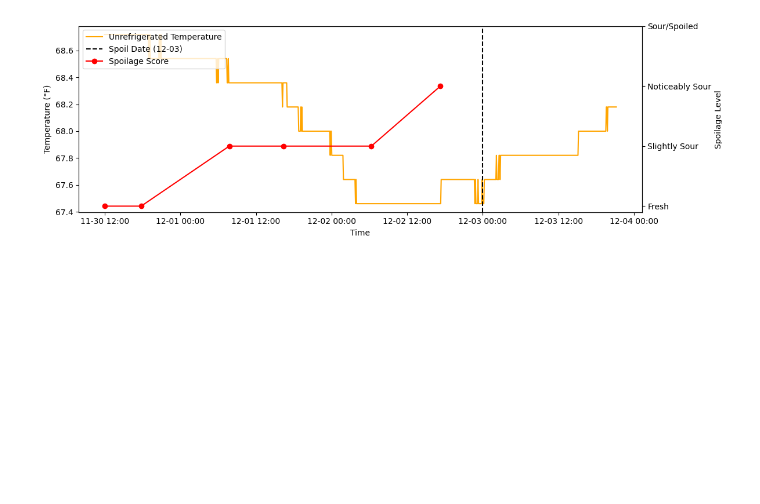
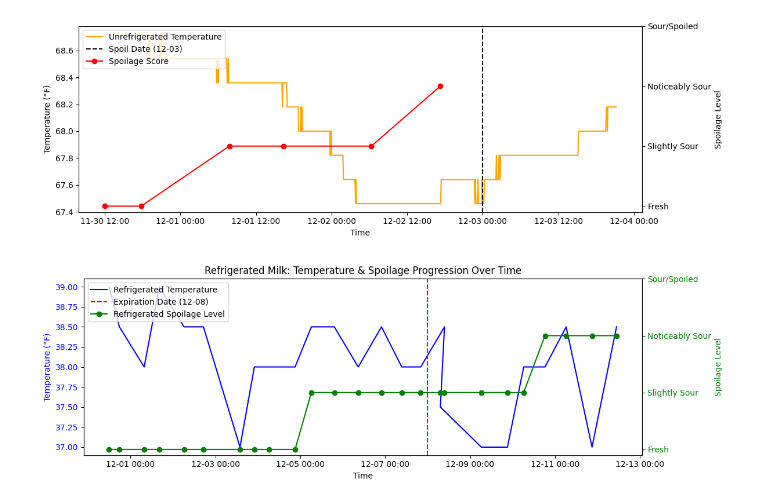
Before and after one commit to NahomAbera/Smart-Milk-Spoilage-Detection-Experiment-Data-Analysis, a Jupyter notebook: Milk_Spoilage_Analysis.ipynb, the cells around one changed output. Saved outputs shown, nothing was run; the diff lists cells and outputs as text; code cells hidden in the pictures; blank space fills up the shorter version.

Commit message:
Update Milk_Spoilage_Analysis.ipynb For Final Analysis

```diff
--- a/Milk_Spoilage_Analysis.ipynb
+++ b/Milk_Spoilage_Analysis.ipynb
@@ -153,3 +153,38 @@ plt.tight_layout()
 plt.show()
 # %% [output]
 [figure]
+# %%
+ref_expire_date = pd.to_datetime('2024-12-08')
+
+fig, ax = plt.subplots(figsize=(12,4))
+
+ax.plot(ref_data['Timestamp'], ref_data['Temprature of Refrigerator (F)'],
+        color='blue', label='Refrigerated Temperature')
+
+ax.set_xlabel("Time")
+ax.set_ylabel("Temperature (°F)", color='blue')
+ax.tick_params(axis='y', labelcolor='blue')
+ax.xaxis.set_major_locator(mdates.AutoDateLocator())
+ax.xaxis.set_major_formatter(mdates.DateFormatter('%m-%d %H:%M'))
+
+ax.axvline(ref_expire_date, color='red', linestyle='--', label='Expiration Date (12-08)')
+
+ax2 = ax.twinx()
+ax2.plot(ref_data['Timestamp'], ref_data['Ref_Smell_Score'],
+         marker='o', color='green', label='Refrigerated Spoilage Level')
+
+ax2.set_ylabel("Spoilage Level", color='green')
+ax2.tick_params(axis='y', labelcolor='green')
+ax2.set_yticks([1,2,3,4])
+ax2.set_yticklabels(['Fresh','Slightly Sour','Noticeably Sour','Sour/Spoiled'])
+
+lines1, labels1 = ax.get_legend_handles_labels()
+lines2, labels2 = ax2.get_legend_handles_labels()
+ax2.legend(lines1 + lines2, labels1 + labels2, loc='upper left')
+
+ax.set_title("Refrigerated Milk: Temperature & Spoilage Progression Over Time")
+plt.xticks(rotation=45)
+plt.tight_layout()
+plt.show()
+# %% [output]
+[figure, added]
```
Also changed, not shown: parts of 2 cells of this notebook.
